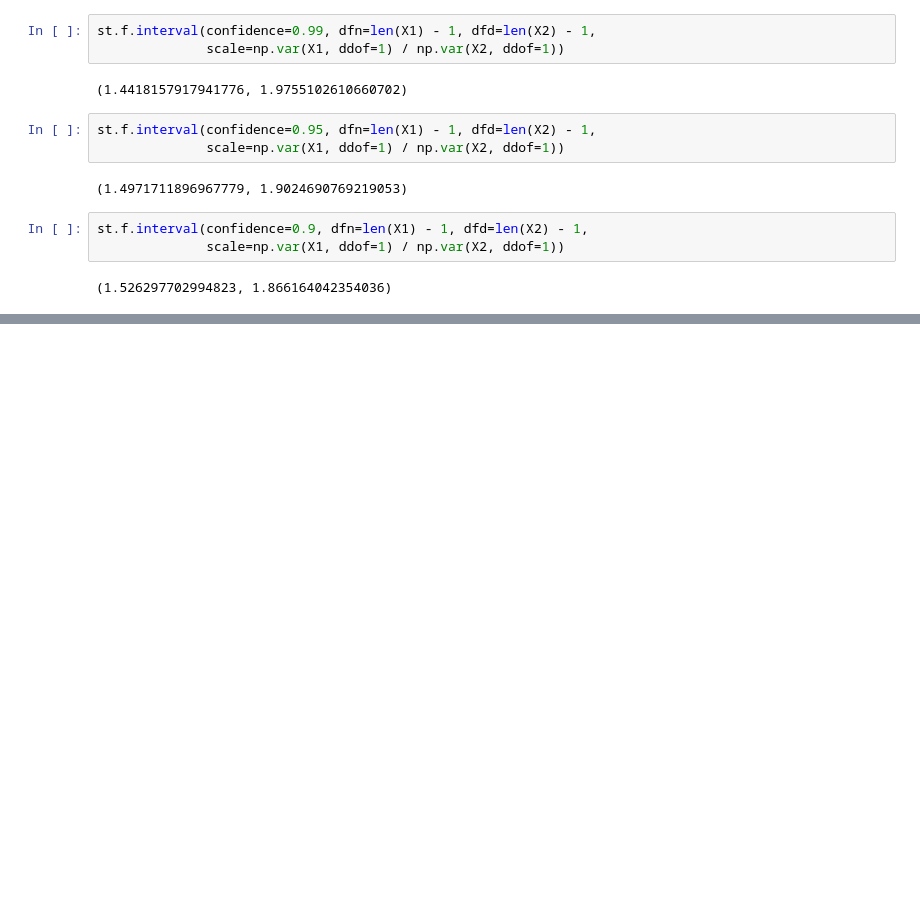
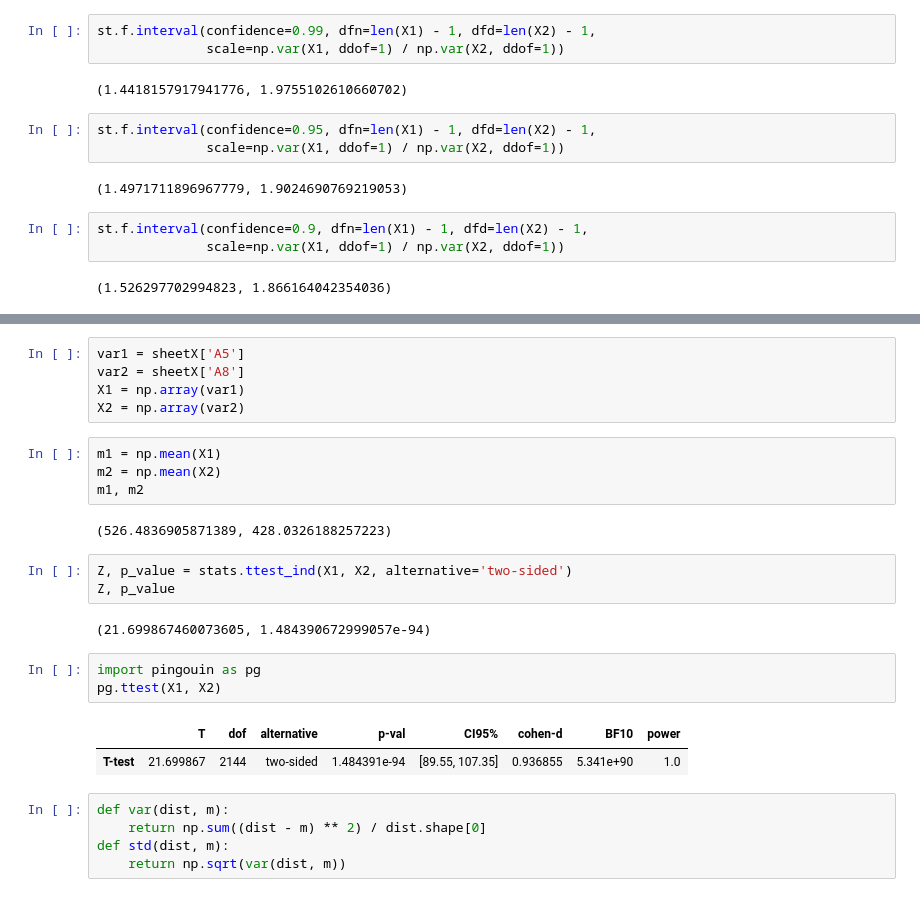
Before and after one commit to MEPhI-Floppas/matstat.py, a Jupyter notebook: bdz.ipynb, the cells around one changed output, grey strips where cells are left out. Saved outputs shown, nothing was run; the diff lists cells and outputs as text; blank space fills up the shorter version.

```diff
--- a/bdz.ipynb
+++ b/bdz.ipynb
@@ -284,0 +410,27 @@ st.f.interval(confidence=0.9, dfn=len(X1) - 1, dfd=len(X2) - 1,
+# %%
+var1 = sheetX['A5']
+var2 = sheetX['A8']
+X1 = np.array(var1)
+X2 = np.array(var2)
+# %%
+m1 = np.mean(X1)
+m2 = np.mean(X2)
+m1, m2
+# %% [output]
+(526.4836905871389, 428.0326188257223)
+# %%
+Z, p_value = stats.ttest_ind(X1, X2, alternative='two-sided')
+Z, p_value
+# %% [output]
+(21.699867460073605, 1.484390672999057e-94)
+# %%
+import pingouin as pg
+pg.ttest(X1, X2)
+# %% [output]
+|  | T | dof | alternative | p-val | CI95% | cohen-d | BF10 | power |
+| T-test | 21.699867 | 2144 | two-sided | 1.484391e-94 | [89.55, 107.35] | 0.936855 | 5.341e+90 | 1.0 |
+# %%
+def var(dist, m):
+    return np.sum((dist - m) ** 2) / dist.shape[0]
+def std(dist, m):
+    return np.sqrt(var(dist, m))
```
Also changed, not shown: parts of 36 cells of this notebook.
